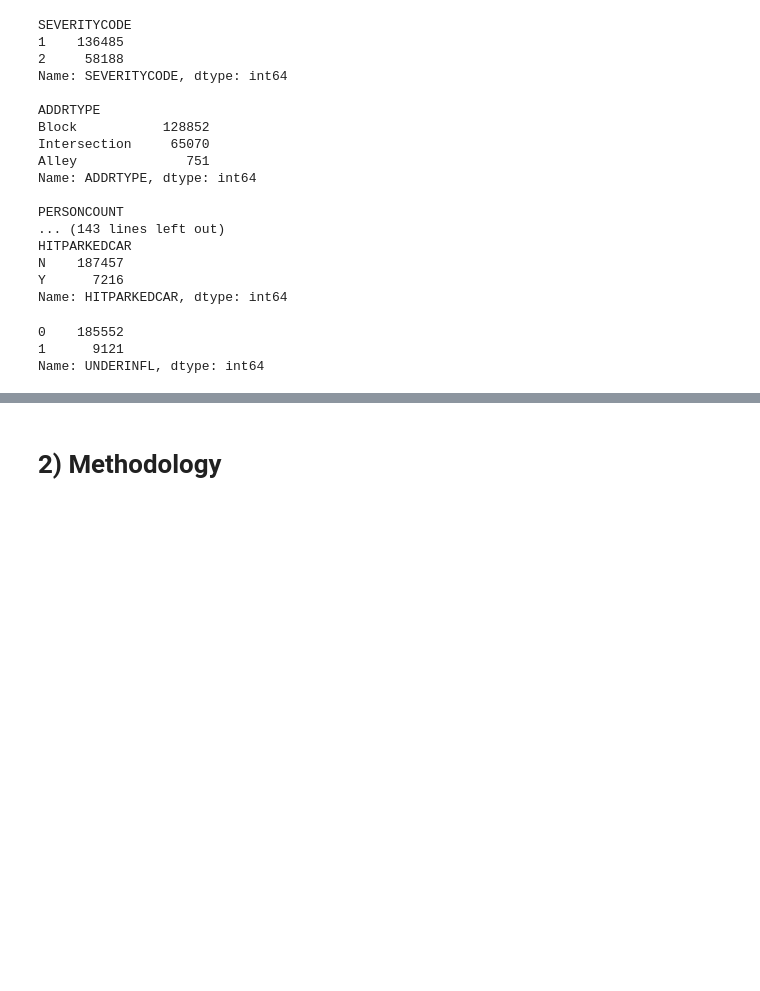
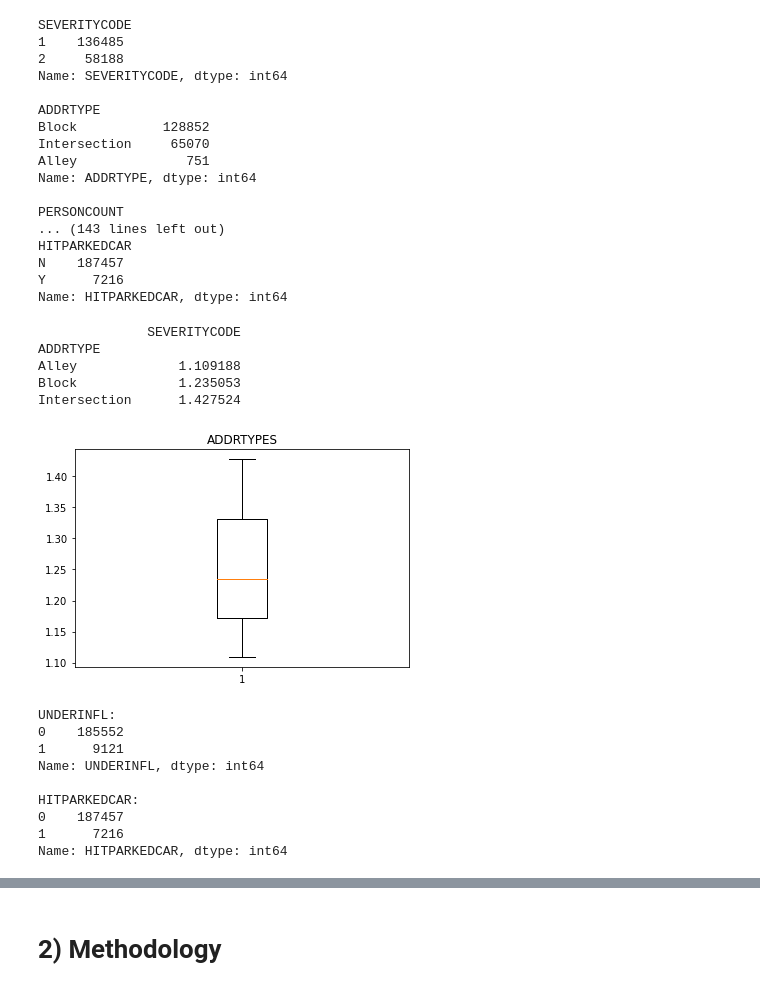
Before and after one commit to michaelrodgam/Coursera_Capstone, a Jupyter notebook: Data_Science Final_Project Notebook.ipynb, the cells around one changed output, grey strips where cells are left out. Cells and saved outputs as stored; diff of their text form; code cells hidden in the pictures; blank space fills up the shorter version.

Commit message:
Data exploration

```diff
--- a/Data_Science Final_Project Notebook.ipynb
+++ b/Data_Science Final_Project Notebook.ipynb
@@ -217,13 +217,47 @@ HITPARKEDCAR
 N    187457
 Y      7216
 Name: HITPARKEDCAR, dtype: int64
+# %%
+data = df[['ADDRTYPE', 'SEVERITYCODE']].groupby(['ADDRTYPE']).mean()
+print(data)
+
+fig1, ax1 = plt.subplots()
+ax1.set_title('ADDRTYPES')
+ax1.boxplot(data)
+plt.show()
+# %% [output]
+              SEVERITYCODE
+ADDRTYPE
+Alley             1.109188
+Block             1.235053
+Intersection      1.427524
+[figure, added]
 # %%
+#converting objects to Int
 df['UNDERINFL'].replace('N', 0, inplace = True)
 df['UNDERINFL'].replace('Y', 1, inplace = True)
 df['UNDERINFL'].replace('0', 0, inplace = True)
 df['UNDERINFL'].replace('1', 1, inplace = True)
-df['UNDERINFL'].value_counts()
+print('UNDERINFL:')
+print(df['UNDERINFL'].value_counts())
+
+df['HITPARKEDCAR'].replace('N', 0, inplace = True)
+df['HITPARKEDCAR'].replace('Y', 1, inplace = True)
+print('\nHITPARKEDCAR:')
+print(df['HITPARKEDCAR'].value_counts())
+
+df['ADDRTYPE'].replace('Block', 1, inplace = True)
+df['ADDRTYPE'].replace('Intersection', 2, inplace = True)
+df['ADDRTYPE'].replace('Alley', 3, inplace = True)
+print('\nADDRTYPE:')
+print(df['ADDRTYPE'].value_counts())
 # %% [output]
+UNDERINFL:
 0    185552
 1      9121
 Name: UNDERINFL, dtype: int64
+
+HITPARKEDCAR:
+0    187457
+1      7216
+Name: HITPARKEDCAR, dtype: int64
```
Also changed, not shown: parts of 7 cells of this notebook.
